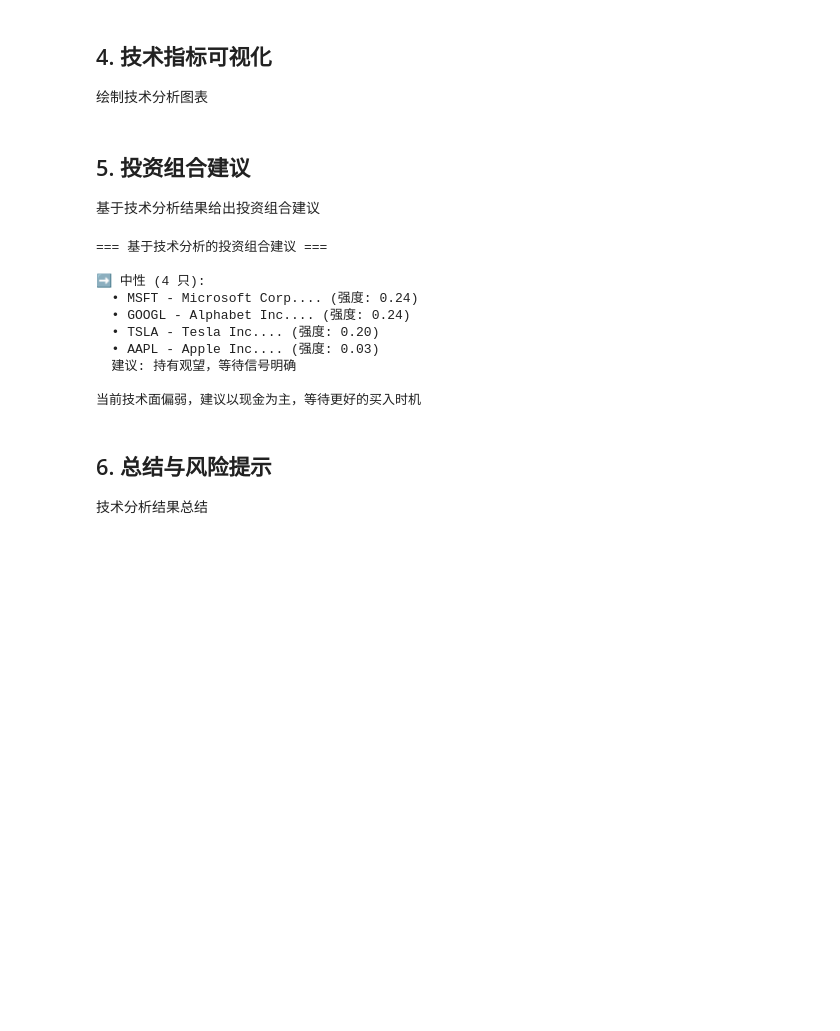
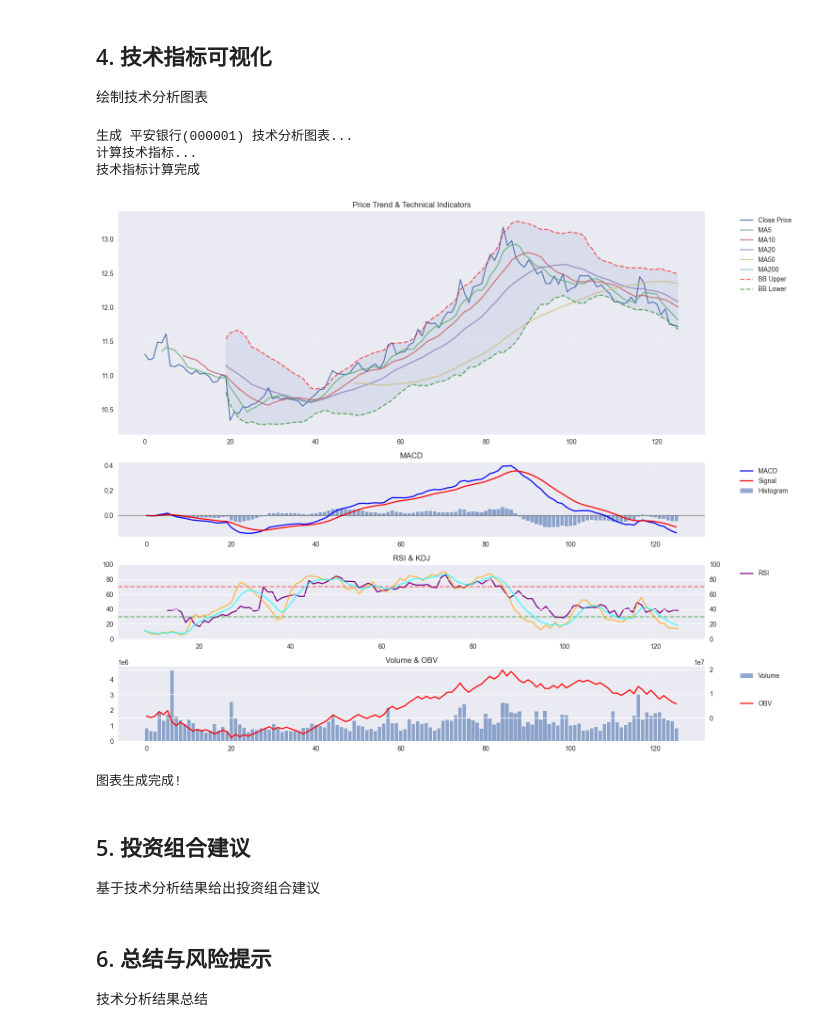
Before and after one commit to Ultraaaman/myQ, a Jupyter notebook: technical_analysis_example.ipynb, the cells around one changed output. Cells and saved outputs as stored; diff of their text form; code cells hidden in the pictures; blank space fills up the shorter version.

Commit message:
modified:   technical_analysis_example.ipynb 	deleted:    test_technical_indicators.py

```diff
--- a/technical_analysis_example.ipynb
+++ b/technical_analysis_example.ipynb
@@ -293,6 +304,12 @@ print(f"   信号: {williams_signal}")
 # %%
 print("=== 成交量指标分析 ===")
 print()
+
+# 确保使用正确的变量
+if 'analyzer' not in locals():
+    print("重新创建技术分析器...")
+    analyzer = TechnicalAnalyzer(stock_analysis_data)
+    analyzer.calculate_all_indicators()
 
 # OBV
 obv_current = analyzer.indicators['obv'].results['OBV'].iloc[-1]
@@ -304,7 +321,8 @@ print(f"   趋势: OBV相对均线{obv_trend}")
 
 # VWAP
 vwap_current = analyzer.indicators['vwap'].results['VWAP'].iloc[-1]
-print(f"\n2. VWAP成交量加权均价: ${vwap_current:.2f}")
+current_price = stock_analysis_data['close'].iloc[-1]
+print(f"\n2. VWAP成交量加权均价: ¥{vwap_current:.2f}")
 vwap_signal = "上方" if current_price > vwap_current else "下方"
 print(f"   当前价格在VWAP{vwap_signal}")
 
@@ -333,6 +351,13 @@ print(f"   信号: {cmf_signal}")
 # %% [markdown]
 ### 2.4 综合分析与交易建议
 # %%
+# 确保analyzer可用
+if 'analyzer' not in locals():
+    print("重新创建技术分析器...")
+    analyzer = TechnicalAnalyzer(stock_analysis_data)
+    analyzer.calculate_all_indicators()
+    analyzer.generate_all_signals()
+
 # 获取综合信号
 signal, strength, analysis = analyzer.get_consensus_signal()
 
@@ -345,10 +370,12 @@ signal_meaning = {
     -2: "强烈看跌"
 }
 
+current_price = stock_analysis_data['close'].iloc[-1]
+
 print("=== 综合技术分析结果 ===")
 print()
 print(f"股票代码: {symbol}")
-print(f"当前价格: ${current_price:.2f}")
+print(f"当前价格: ¥{current_price:.2f}")
 print(f"综合信号: {signal_meaning[signal]} (信号值: {signal})")
 print(f"信号强度: {strength:.2f} (0-1, 越高越可靠)")
 print(f"信号一致性: {analysis['signal_consistency']:.2f}")
@@ -584,54 +624,60 @@ GOOGL   Alphabet Inc. $212.91   中性 0.24 72.4  5.5244 99.3%     9     3
 
 绘制技术分析图表
 # %%
-# 为AAPL绘制技术分析图表
-if 'AAPL' in stock_data:
-    print("生成 AAPL 技术分析图表...")
+# 为平安银行绘制技术分析图表
+if '000001' in stock_data:
+    print("生成 平安银行(000001) 技术分析图表...")
 
     # 重新创建分析器
-    aapl_analyzer = TechnicalAnalyzer(stock_data['AAPL'])
-    aapl_analyzer.calculate_all_indicators()
+    stock_chart_analyzer = TechnicalAnalyzer(stock_data['000001'])
+    stock_chart_analyzer.calculate_all_indicators()
 
     # 调用可视化方法
     try:
-        aapl_analyzer.plot_analysis(figsize=(15, 12))
+        stock_chart_analyzer.plot_analysis(figsize=(15, 12))
         print("图表生成完成!")
     except Exception as e:
         print(f"图表生成失败: {e}")
         print("尝试生成简化版图表...")
 
         # 备选方案：简化版图表
         try:
             fig, ax = plt.subplots(2, 1, figsize=(12, 8))
 
             # 价格走势和移动平均线
-            ax[0].plot(aapl_data['close'].values, label='Close Price', linewidth=2)
-            if 'ma' in aapl_analyzer.indicators:
-                ma_results = aapl_analyzer.indicators['ma'].results
+            ax[0].plot(stock_analysis_data['close'].values, label='收盘价', linewidth=2)
+            if 'ma' in stock_chart_analyzer.indicators:
+                ma_results = stock_chart_analyzer.indicators['ma'].results
                 ax[0].plot(ma_results['SMA_20'].values, label='MA20', alpha=0.7)
                 ax[0].plot(ma_results['SMA_50'].values, label='MA50', alpha=0.7)
-            ax[0].set_title('AAPL Price & Moving Averages')
+            ax[0].set_title('平安银行(000001) 价格走势与均线')
             ax[0].legend()
             ax[0].grid(True, alpha=0.3)
 
             # RSI
-            if 'rsi' in aapl_analyzer.indicators:
-                rsi_data = aapl_analyzer.indicators['rsi'].results['RSI']
+            if 'rsi' in stock_chart_analyzer.indicators:
+                rsi_data = stock_chart_analyzer.indicators['rsi'].results['RSI']
                 ax[1].plot(rsi_data.values, label='RSI', color='purple')
-                ax[1].axhline(y=70, color='red', linestyle='--', alpha=0.5, label='Overbought')
-                ax[1].axhline(y=30, color='green', linestyle='--', alpha=0.5, label='Oversold')
-                ax[1].set_title('RSI Indicator')
+                ax[1].axhline(y=70, color='red', linestyle='--', alpha=0.5, label='超买线(70)')
+                ax[1].axhline(y=30, color='green', linestyle='--', alpha=0.5, label='超卖线(30)')
+                ax[1].set_title('RSI指标')
                 ax[1].set_ylim(0, 100)
                 ax[1].legend()
                 ax[1].grid(True, alpha=0.3)
 
             plt.tight_layout()
             plt.show()
             print("简化版图表生成完成!")
         except Exception as e2:
             print(f"简化版图表也生成失败: {e2}")
             print("可能是matplotlib配置问题，请检查字体设置")
 else:
-    print("未找到AAPL数据")
+    print("未找到平安银行数据")
+# %% [output]
+生成 平安银行(000001) 技术分析图表...
+计算技术指标...
+技术指标计算完成
+[figure, added]
+图表生成完成!
 # %%
 # 备用图表方案：基础技术指标可视化
@@ -738,7 +791,7 @@ def print_category(stocks, title, recommendation):
     if stocks:
         print(f"{title} ({len(stocks)} 只):")
         for stock in sorted(stocks, key=lambda x: x['strength'], reverse=True):
-            print(f"  • {stock['symbol']} - {stock['name'][:20]}... (强度: {stock['strength']:.2f})")
+            print(f"  • {stock['symbol']} - {stock['name']} (强度: {stock['strength']:.2f})")
         print(f"  建议: {recommendation}")
         print()
 
@@ -761,18 +814,7 @@ if total_positive > 0:
         weight = (stock['strength'] / total_strength) * 100 if total_strength > 0 else 0
         print(f"  {stock['symbol']}: {weight:.1f}% (强度: {stock['strength']:.2f})")
 else:
-    print("当前技术面偏弱，建议以现金为主，等待更好的买入时机")
+    print("当前A股技术面偏弱，建议以现金为主，等待更好的买入时机")
-# %% [output]
-=== 基于技术分析的投资组合建议 ===
-
-➡️ 中性 (4 只):
-  • MSFT - Microsoft Corp.... (强度: 0.24)
-  • GOOGL - Alphabet Inc.... (强度: 0.24)
-  • TSLA - Tesla Inc.... (强度: 0.20)
-  • AAPL - Apple Inc.... (强度: 0.03)
-  建议: 持有观望，等待信号明确
-
-当前技术面偏弱，建议以现金为主，等待更好的买入时机
 # %% [markdown]
 ## 6. 总结与风险提示
 
```
Also changed, not shown: parts of 21 cells of this notebook, 4 other files.
